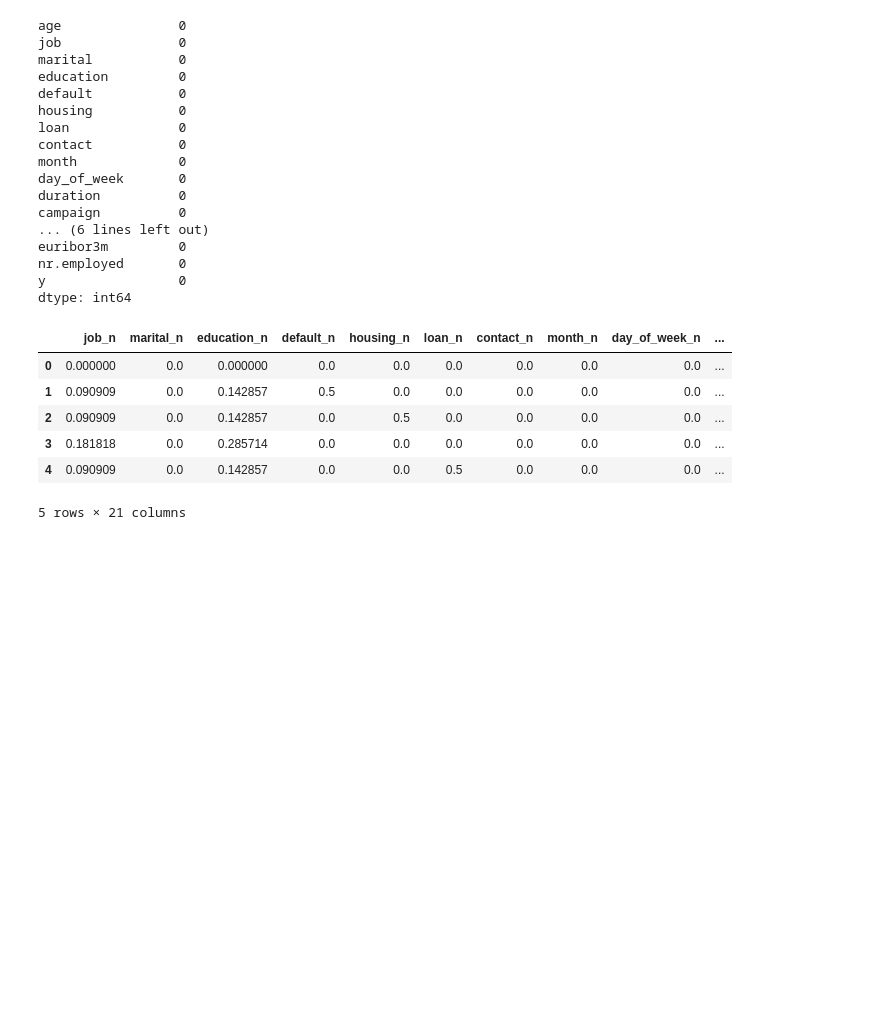
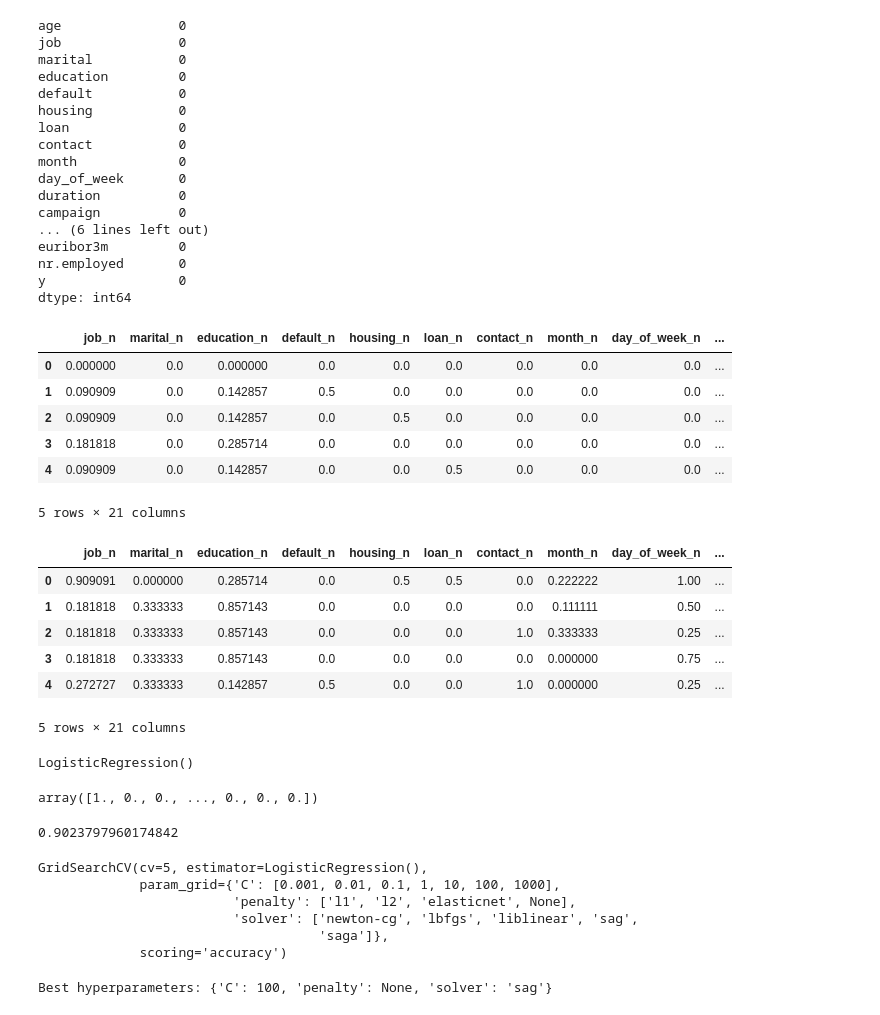
Before and after one commit to goodpaulo/logistic-regression-project-tutorial, a Jupyter notebook: explore.ipynb, the cells around one changed output. Saved outputs shown, nothing was run; the diff lists cells and outputs as text; code cells hidden in the pictures; blank space fills up the shorter version.

```diff
--- a/explore.ipynb
+++ b/explore.ipynb
@@ -73,15 +75,69 @@ total_data_scal.head()
 | 4 | 0.090909 | 0.0 | 0.142857 | 0.0 | 0.0 | 0.5 | 0.0 | 0.0 | 0.0 | ... |
 5 rows × 21 columns
 # %%
-X = total_data_scal.drop("y_n", axis = 1)
+X = total_data_scal
 y = total_data_scal["y_n"]
 
 X_train, X_test, y_train, y_test = train_test_split(X, y, random_state = 42, train_size = 0.80)
 
-X_train.to_csv("../clean_train.csv", index = False)
-X_test.to_csv("../clean_test.csv", index = False)
+X_train.to_csv("clean_train.csv", index = False)
+X_test.to_csv("clean_test.csv", index = False)
 
-train_data = pd.read_csv("../data/processed/clean_train.csv")
-test_data = pd.read_csv("../data/processed/clean_test.csv")
+train_data = pd.read_csv("clean_train.csv")
+test_data = pd.read_csv("clean_test.csv")
 
 train_data.head()
+# %% [output]
+|  | job_n | marital_n | education_n | default_n | housing_n | loan_n | contact_n | month_n | day_of_week_n | ... |
+| 0 | 0.909091 | 0.000000 | 0.285714 | 0.0 | 0.5 | 0.5 | 0.0 | 0.222222 | 1.00 | ... |
+| 1 | 0.181818 | 0.333333 | 0.857143 | 0.0 | 0.0 | 0.0 | 0.0 | 0.111111 | 0.50 | ... |
+| 2 | 0.181818 | 0.333333 | 0.857143 | 0.0 | 0.0 | 0.0 | 1.0 | 0.333333 | 0.25 | ... |
+| 3 | 0.181818 | 0.333333 | 0.857143 | 0.0 | 0.0 | 0.0 | 0.0 | 0.000000 | 0.75 | ... |
+| 4 | 0.272727 | 0.333333 | 0.142857 | 0.5 | 0.0 | 0.0 | 1.0 | 0.000000 | 0.25 | ... |
+5 rows × 21 columns
+# %%
+X_train = train_data.drop(["y_n"], axis = 1)
+y_train = train_data["y_n"]
+X_test = test_data.drop(["y_n"], axis = 1)
+y_test = test_data["y_n"]
+
+model = LogisticRegression()
+model.fit(X_train, y_train)
+# %% [output]
+LogisticRegression()
+# %%
+y_pred = model.predict(X_test)
+y_pred
+# %% [output]
+array([1., 0., 0., ..., 0., 0., 0.])
+# %%
+accuracy_score(y_test, y_pred)
+# %% [output]
+0.9023797960174842
+# %%
+hyperparams = {
+    "C": [0.001, 0.01, 0.1, 1, 10, 100, 1000],
+    "penalty": ["l1", "l2", "elasticnet", None],
+    "solver": ["newton-cg", "lbfgs", "liblinear", "sag", "saga"]
+}
+
+grid = GridSearchCV(model, hyperparams, scoring = "accuracy", cv = 5)
+grid
+# %% [output]
+GridSearchCV(cv=5, estimator=LogisticRegression(),
+             param_grid={'C': [0.001, 0.01, 0.1, 1, 10, 100, 1000],
+                         'penalty': ['l1', 'l2', 'elasticnet', None],
+                         'solver': ['newton-cg', 'lbfgs', 'liblinear', 'sag',
+                                    'saga']},
+             scoring='accuracy')
+# %%
+def warn(*args, **kwargs):
+    pass
+import warnings
+warnings.warn = warn
+
+grid.fit(X_train, y_train)
+
+print(f"Best hyperparameters: {grid.best_params_}")
+# %% [output]
+Best hyperparameters: {'C': 100, 'penalty': None, 'solver': 'sag'}
```
Also changed, not shown: parts of 3 cells of this notebook, 1 other file.
